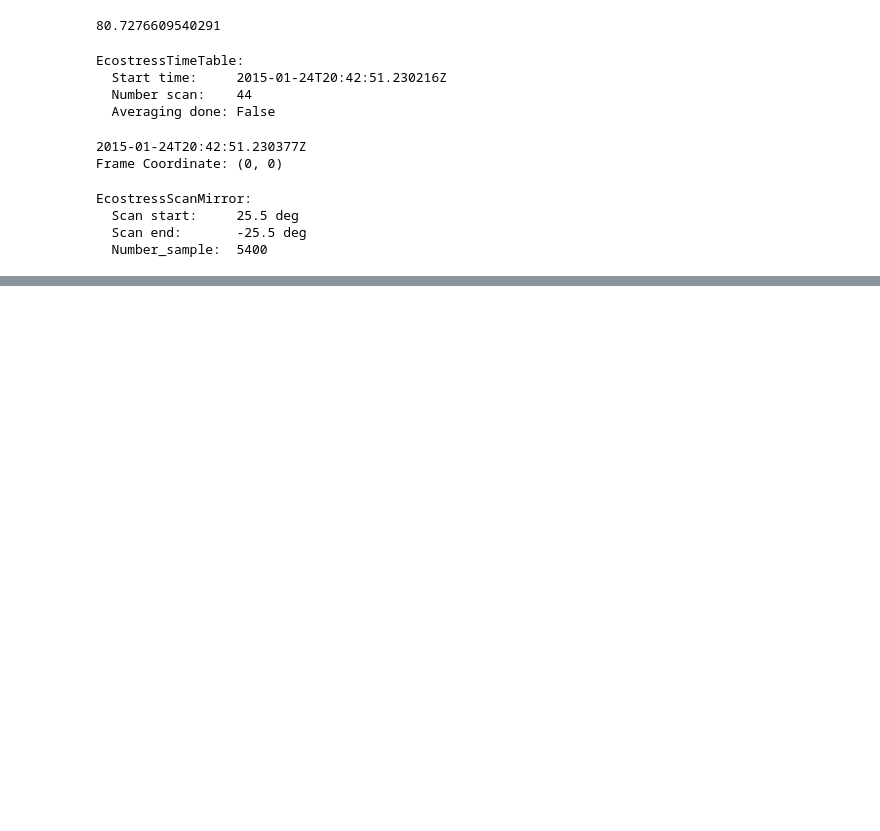
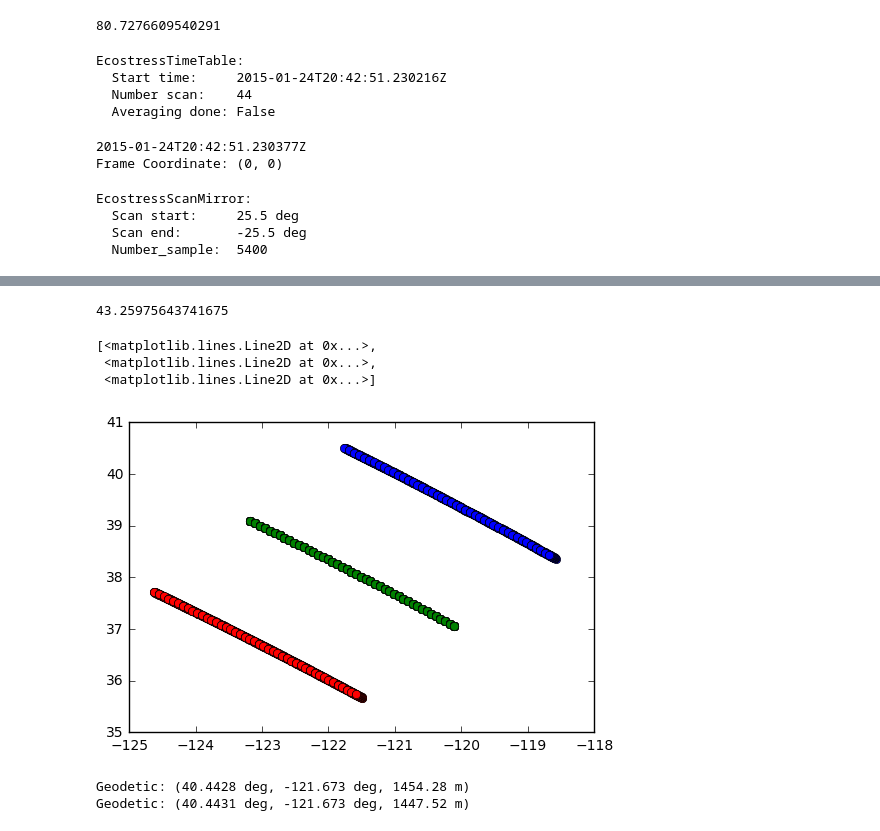
Before and after one commit to ECOSTRESS-Collection-3/ECOv003-L1, a Jupyter notebook: notebooks/ECOSTRESS Igc.ipynb, the cells around one changed output, grey strips where cells are left out. Cells and saved outputs as stored; diff of their text form; code cells hidden in the pictures; blank space fills up the shorter version.

```diff
--- a/notebooks/ECOSTRESS Igc.ipynb
+++ b/notebooks/ECOSTRESS Igc.ipynb
@@ -122,0 +122,2 @@ Quaternion (0.9755293210326569, 0.2198693789629729, 0.0, 0.0)
+# %%
+igc = EcostressImageGroundConnection(orb, tt, cam, sm, dem, None)
@@ -122,0 +187,28 @@ Quaternion (0.9755293210326569, 0.2198693789629729, 0.0, 0.0)
+# %%
+print(distance(igc.ground_coordinate(ImageCoordinate(10,10)),
+               igc.ground_coordinate(ImageCoordinate(455,10))))
+# %% [output]
+43.25975643741675
+# %%
+smp = 0
+pt = np.array([[igc.ground_coordinate(ImageCoordinate(ln, smp)).latitude,
+  igc.ground_coordinate(ImageCoordinate(ln, smp)).longitude] for ln in range(0,igc.number_line,10)])
+orb_pt = np.array([[igc.orbit_data(igc.time_table.time(ImageCoordinate(i,smp))[0], smp).position_cf.latitude,
+                   igc.orbit_data(igc.time_table.time(ImageCoordinate(i,smp))[0], smp).position_cf.longitude]
+                  for i in range(0,igc.number_line, 10)])
+smp = igc.number_sample
+pt2 = np.array([[igc.ground_coordinate(ImageCoordinate(ln, smp)).latitude,
+  igc.ground_coordinate(ImageCoordinate(ln, smp)).longitude] for ln in range(0,igc.number_line,10)])
+# %%
+plt.plot(pt[:,1],pt[:,0],'o', orb_pt[:,1], orb_pt[:,0], 'o', pt2[:,1],pt2[:,0],'o')
+# %% [output]
+[<matplotlib.lines.Line2D at 0x...>,
+ <matplotlib.lines.Line2D at 0x...>,
+ <matplotlib.lines.Line2D at 0x...>]
+[figure, added]
+# %%
+print(Geodetic(igc.ground_coordinate(ImageCoordinate(10,10))))
+print(Geodetic(igc.ground_coordinate(ImageCoordinate(455,10))))
+# %% [output]
+Geodetic: (40.4428 deg, -121.673 deg, 1454.28 m)
+Geodetic: (40.4431 deg, -121.673 deg, 1447.52 m)
```
Also changed, not shown: parts of 10 cells of this notebook, 15 other files.
